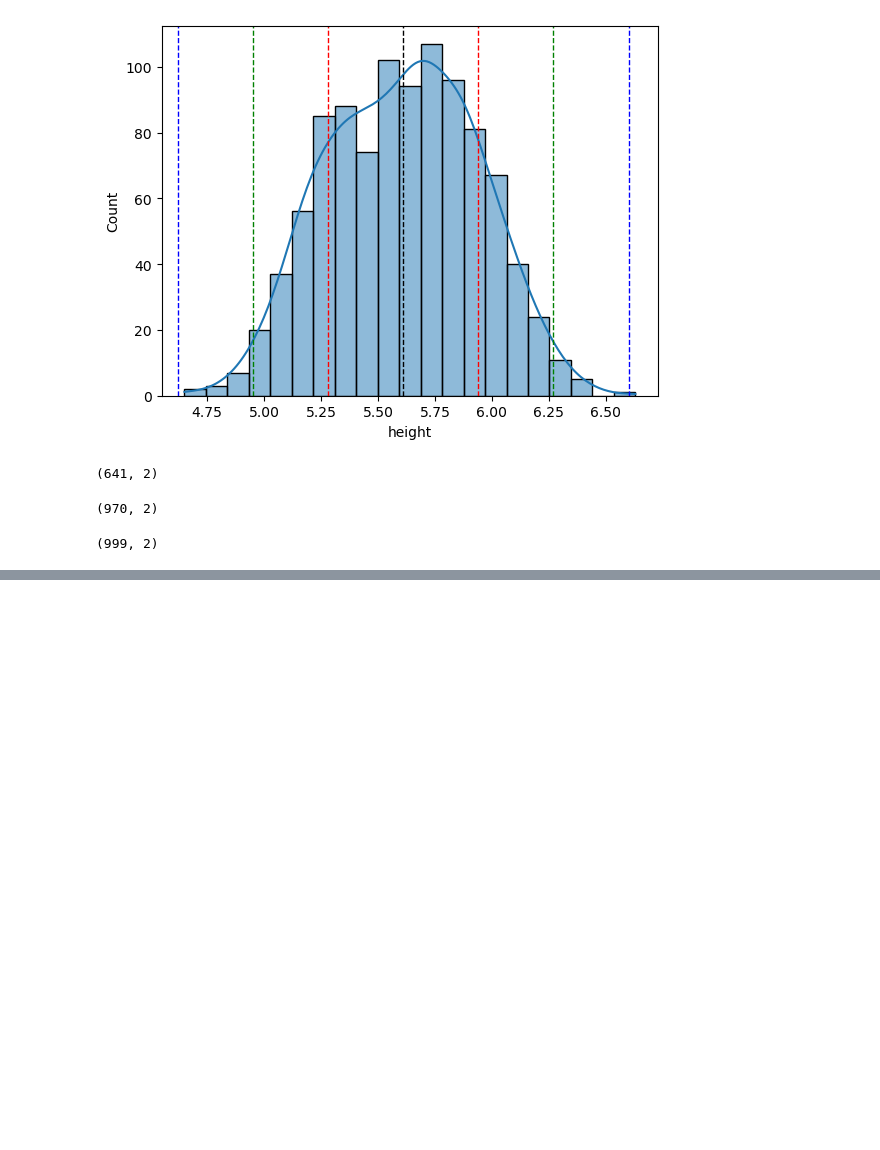
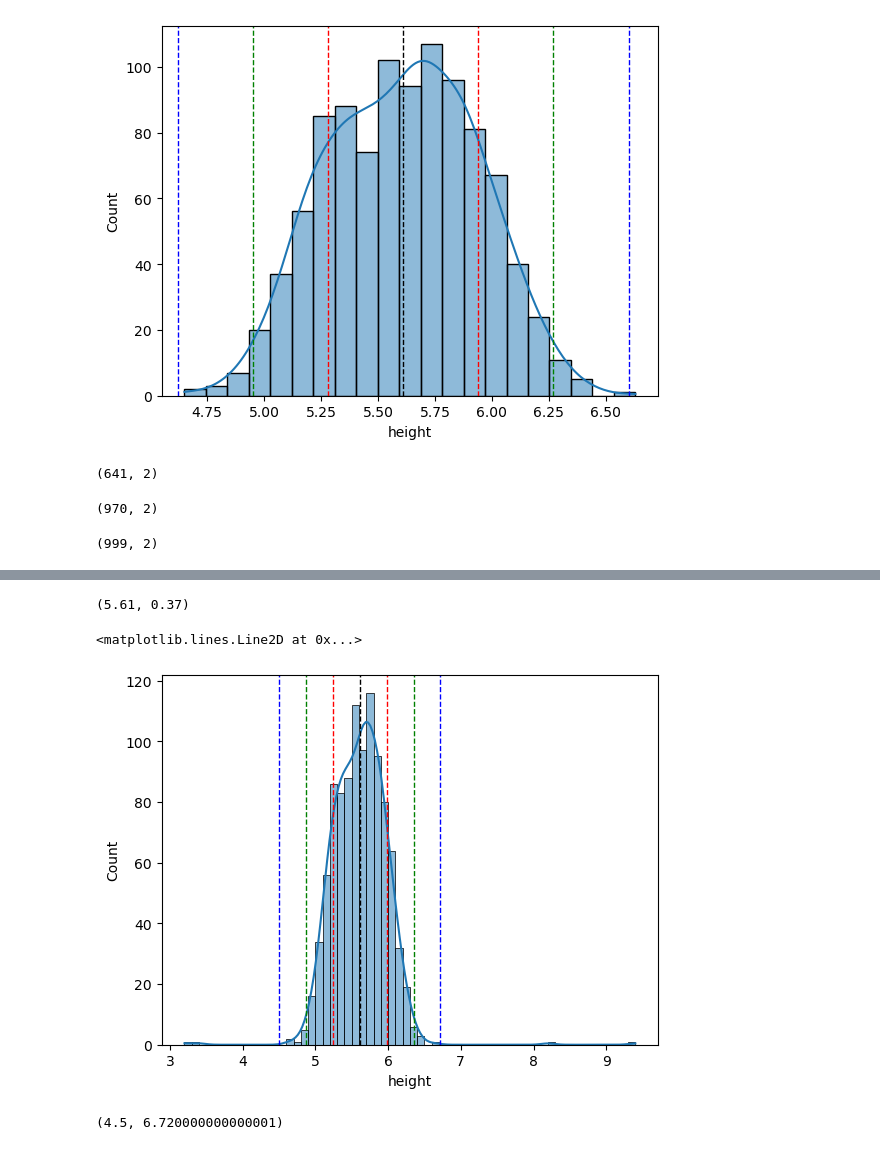
Before and after one commit to Vishal-Nishad/CodeBasics, a Jupyter notebook: 3. Math and Statistics/7. Distributions/Distribution.ipynb, the cells around one changed output, grey strips where cells are left out. Saved outputs shown, nothing was run; the diff lists cells and outputs as text; code cells hidden in the pictures; blank space fills up the shorter version.

```diff
--- a/3. Math and Statistics/7. Distributions/Distribution.ipynb
+++ b/3. Math and Statistics/7. Distributions/Distribution.ipynb
@@ -66,0 +69,3 @@ df[(df["height"]>left3)&(df["height"]<right3)].shape
+# %%
+df=pd.read_csv("chapter7_assets/4_detect_outliers_using_normal_distribution/heights_with_outliers.csv")
+df.head()
@@ -66,0 +79,32 @@ df[(df["height"]>left3)&(df["height"]<right3)].shape
+# %%
+mean=round(df["height"].mean(),2)
+std=round(df["height"].std(),2)
+mean,std
+# %% [output]
+(5.61, 0.37)
+# %%
+sns.histplot(df["height"],kde=True) # kde=kernel density estimator for ploting line
+
+# ploting mean line
+plt.axvline(mean, color="black", linestyle="dashed", linewidth=1)
+
+# !st std line
+plt.axvline(mean+std,color="r", linestyle="dashed",linewidth=1)
+plt.axvline(mean-std,color="r", linestyle="dashed",linewidth=1)
+# 2nd std line
+plt.axvline(mean+2*std,color="g", linestyle="dashed",linewidth=1)
+plt.axvline(mean-2*std,color="g", linestyle="dashed",linewidth=1)
+
+# 3rd std line
+plt.axvline(mean+3*std,color="blue", linestyle="dashed",linewidth=1)
+plt.axvline(mean-3*std,color="blue", linestyle="dashed",linewidth=1)
+# %% [output]
+<matplotlib.lines.Line2D at 0x...>
+[figure, added]
+# %%
+# finding lower and upper limit using mean and std
+lower=mean-3*std
+upper=mean+3*std
+lower,upper
+# %% [output]
+(4.5, 6.720000000000001)
```
Also changed, not shown: parts of 10 cells of this notebook.
